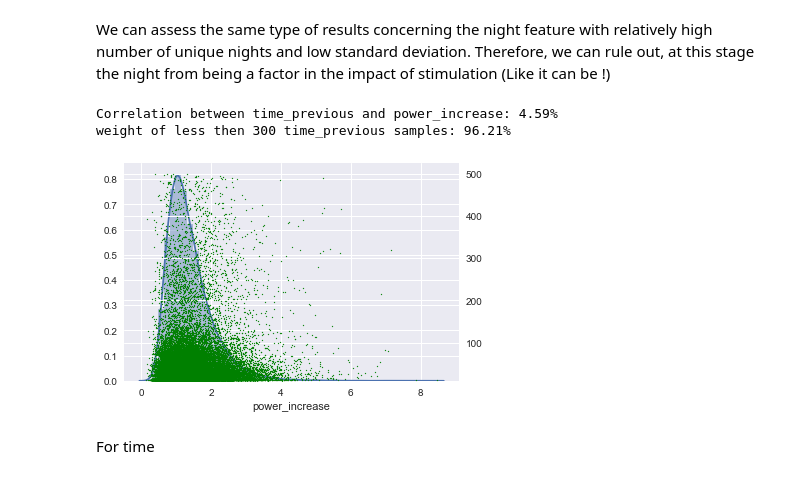
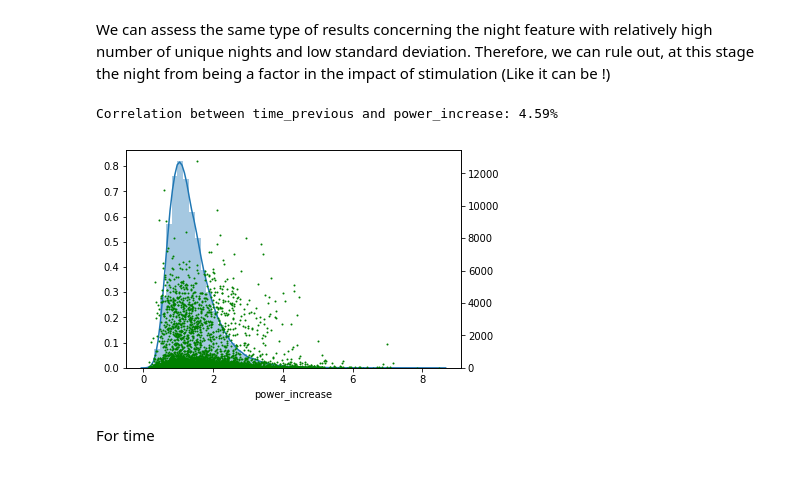
Before and after one commit to SalahEddineLahniche/MLC-Kaggle-2017, a Jupyter notebook: Kaggle 2017, ML.ipynb, the cells around one changed output. Cells and saved outputs as stored; diff of their text form; code cells hidden in the pictures.

```diff
--- a/Kaggle 2017, ML.ipynb
+++ b/Kaggle 2017, ML.ipynb
@@ -100,21 +100,20 @@ We can assess the same type of results concerning the night feature with relativ
 # %%
 df = pd.read_csv(get_csv_file('time_previous.csv'))
 df = pd.concat([pd.read_csv(get_csv_file('power_increase.csv')), df], axis=1)
 df_summary = pd.read_csv(get_csv_file('time_previous_summury.csv'))
 rslts = {}
 rslts['Correlation between time_previous and power_increase'] = '{0:.2%}'.format(np.corrcoef(df.time_previous, df.power_increase)[0, 1])
 f, ax1 = plt.subplots(1)
 sns.distplot(df.power_increase)
-df = df.query('0 < time_previous < 500')
-rslts['weight of less then 300 time_previous samples'] = '{0:.2%}'.format(df.count()[0] / 50000)
+#df = df.query('0 < time_previous < 500')
+#rslts['weight of less then 300 time_previous samples'] = '{0:.2%}'.format(df.count()[0] / 50000)
 ax2 = ax1.twinx()
 ax2.scatter(df.power_increase, df.time_previous, s=1, color='g')
 ax2.set_ylim(df.time_previous.min())
 print_rslts(rslts)
 # %% [output]
 Correlation between time_previous and power_increase: 4.59%
-weight of less then 300 time_previous samples: 96.21%
-[figure, old version]
+[figure, new version]
 # %% [markdown]
 For time
 # %%
```
Also changed, not shown: parts of 15 cells of this notebook, 7 other files.
